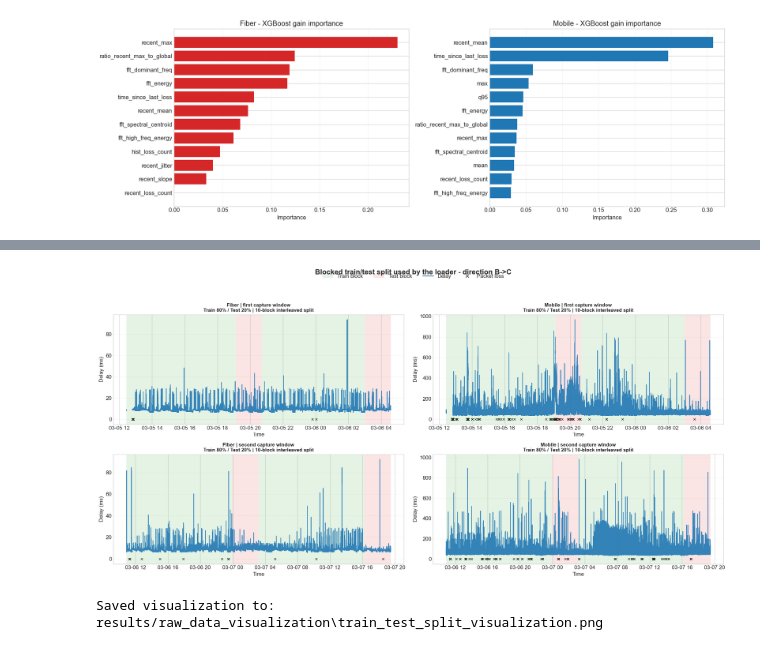
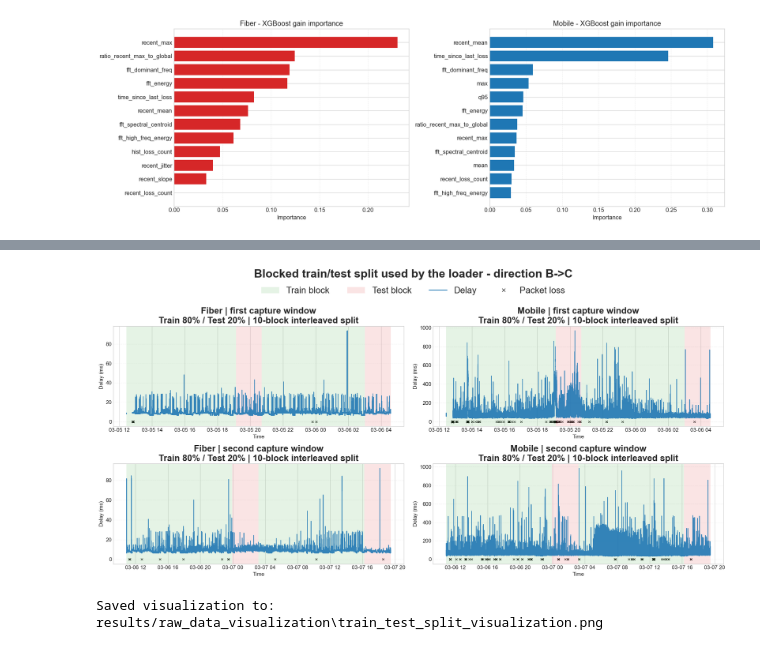
Before and after one commit to pietroguidetti02/NDAL-project-2026, a Jupyter notebook: 01_exploratory_analysis.ipynb, the cells around one changed output, grey strips where cells are left out. Saved outputs shown, nothing was run; the diff lists cells and outputs as text; code cells hidden in the pictures.

```diff
--- a/01_exploratory_analysis.ipynb
+++ b/01_exploratory_analysis.ipynb
@@ -251,7 +251,7 @@ imbalance_df = pd.DataFrame(summary_rows)
 # This forces 'Loss' to be rendered at the bottom (base) and 'No Loss' on top of it.
 pivot_df = imbalance_df.pivot(index='dataset', columns='class', values='percentage')[['No Loss', 'Loss']]
 
-fig, ax = plt.subplots(figsize=(10, 6))
+fig, ax = plt.subplots(figsize=(16, 9))
 
 # Coherent color mapping: index 0 is 'No Loss' (Green), index 1 is 'Loss' (Red)
 colors = ['#2ca02c', '#d62728']
@@ -278,20 +278,19 @@ for idx, class_name in enumerate(pivot_df.columns):
                 label_text = f'{value:.2f}%'
 
             ax.text(bar.get_x() + bar.get_width() / 2, y_pos, label_text,
-                    ha='center', va=va_align, color=text_color, fontsize=11, fontweight='bold')
+                    ha='center', va=va_align, color=text_color, fontsize=40, fontweight='bold')
 
     bottom += values
 
 # Configure axis limits and labels
 ax.set_ylim(0, 105)  # Raised slightly above 100 to give breathing room for top labels
-ax.set_ylabel('Percentage (%)')
-ax.set_title('Dataset Imbalance: No Loss vs Loss', fontsize=14, weight='bold')
+ax.set_title('Dataset Imbalance: No Loss vs Loss', fontsize=20, weight='bold')
 
 handles, labels = ax.get_legend_handles_labels()
-ax.legend(handles[::-1], labels[::-1], loc='upper right')
+ax.legend(handles[::-1], labels[::-1], loc='upper right', fontsize=14)
 
 ax.grid(axis='y', linestyle='--', alpha=0.3)
-plt.xticks(rotation=15)
+plt.xticks(rotation=15, fontsize=16)
 plt.tight_layout()
 
 plt.savefig('results/raw_data_visualization/dataset_imbalance_loss_vs_no_loss.png', dpi=300)
@@ -481,9 +480,9 @@ for tech_name, accent_color, ax in pie_specs:
         explode=explode,
         startangle=90,
         shadow=True,
-        textprops={'fontsize': 18, 'weight': 'bold'},
+        textprops={'fontsize': 25, 'weight': 'bold'},
         radius=0.8,         # Torta più piccola
-        labeldistance=1.2   # Etichette più lontane dal centro
+        labeldistance=1   # Etichette più lontane dal centro
     )
 
     ax.set_title(f'{tech_name}', fontsize=14, weight='bold')
@@ -573,9 +572,9 @@ for tech_name, accent_color, ax in pie_specs:
         explode=explode,
         startangle=90,
         shadow=True,
-        textprops={'fontsize': 18, 'weight': 'bold'},
+        textprops={'fontsize': 25, 'weight': 'bold'},
         radius=0.8,         # Torta più piccola
-        labeldistance=1.2   # Etichette più lontane dal centro
+        labeldistance=1   # Etichette più lontane dal centro
     )
 
     ax.set_title(f'{tech_name}', fontsize=14, weight='bold')
@@ -1003,7 +1002,7 @@ import os
 import importlib
 
 # modules names cannot start with a number, so we use importlib to load the main_comparison_LSTM module
-module_02 = importlib.import_module("02_main_comparison_LSTM")
+module_02 = importlib.import_module("02_b_main_comparison_LSTM")
 process_dataset_all = module_02.process_dataset_all
 
 sys.path.append(os.getcwd())
@@ -1702,35 +1701,35 @@ else:
             tech_name = 'Fiber' if 'fiber' in file_path.lower() else 'Mobile'
             ax.set_title(
                 f'{tech_name} | {window_name.replace("_", " ")}\n'
                 f'Train {train_pct * 100:.0f}% / Test {test_pct * 100:.0f}% | 10-block interleaved split',
-                fontsize=11,
+                fontsize=20,
                 weight='bold'
             )
             ax.set_xlabel('Time')
             ax.set_ylabel('Delay (ms)')
             ax.grid(True, axis='y', linestyle='--', alpha=0.25)
 
         for ax in axes[len(file_paths):]:
             ax.axis('off')
 
         legend_handles = [
             Patch(facecolor=train_color, alpha=0.12, label='Train block'),
             Patch(facecolor=test_color, alpha=0.12, label='Test block'),
             plt.Line2D([0], [0], color=delay_color, linewidth=1.6, label='Delay'),
             plt.Line2D([0], [0], color='#111111', marker='x', linestyle='None', markersize=7, label='Packet loss')
         ]
 
         fig.suptitle(
             f'Blocked train/test split used by the loader - direction {direction}',
-            fontsize=16,
+            fontsize=26,
             weight='bold'
         )
-        fig.legend(handles=legend_handles, loc='upper center', ncol=4, frameon=False, bbox_to_anchor=(0.5, 0.98))
+        fig.legend(handles=legend_handles, loc='upper center', ncol=4, frameon=False, bbox_to_anchor=(0.5, 0.95), fontsize=20)
         plt.tight_layout(rect=(0, 0, 1, 0.93))
         out_path = os.path.join(results_dir, 'train_test_split_visualization.png')
         plt.savefig(out_path, dpi=300, bbox_inches='tight')
         plt.show()
         print(f'Saved visualization to: {out_path}')
 # %% [output]
-[figure, old version]
+[figure, new version]
 Saved visualization to: results/raw_data_visualization\train_test_split_visualization.png
```
Also changed, not shown: parts of 4 cells of this notebook, 10 other files.
